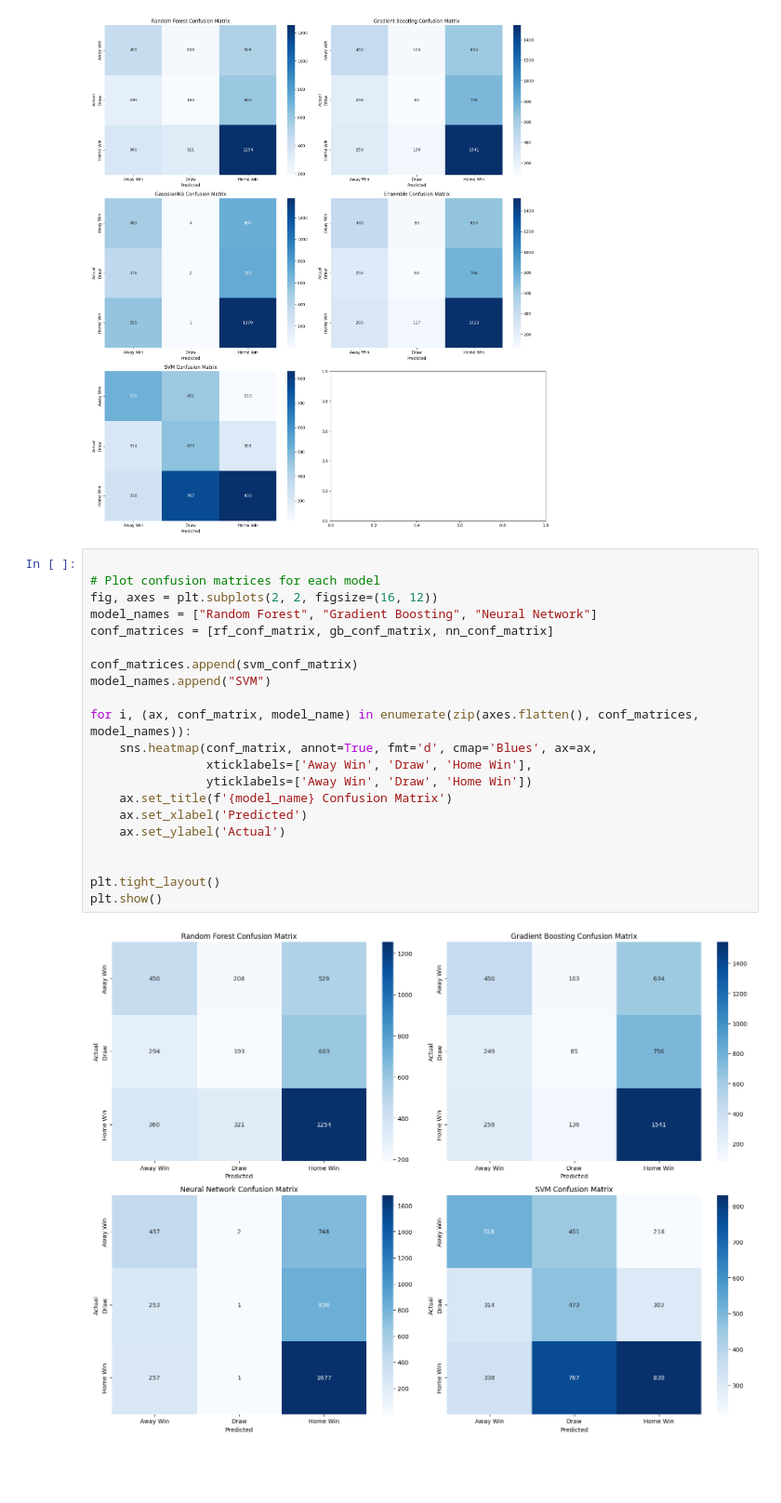
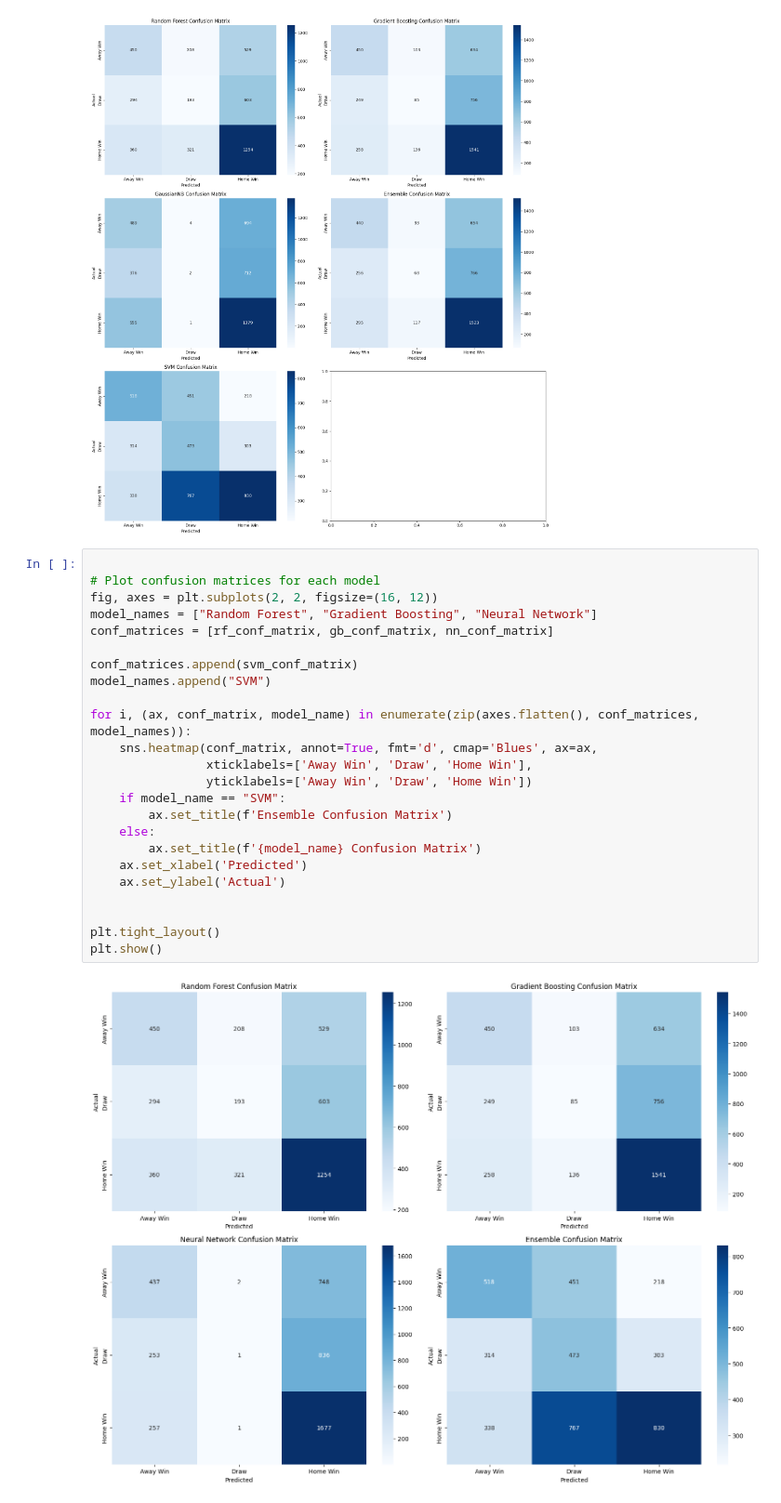
Before and after one commit to Shrimadh/ALDA, a Jupyter notebook: match_outcome_prediction.ipynb, the cells around one changed output. Shown at 93% size. Drawn from its saved outputs; the diff is of its cells as text; blank space fills up the shorter version.

```diff
--- a/match_outcome_prediction.ipynb
+++ b/match_outcome_prediction.ipynb
@@ -759,23 +759,26 @@ Confusion Matrix:
 # %%
 
 # Plot confusion matrices for each model
 fig, axes = plt.subplots(2, 2, figsize=(16, 12))
 model_names = ["Random Forest", "Gradient Boosting", "Neural Network"]
 conf_matrices = [rf_conf_matrix, gb_conf_matrix, nn_conf_matrix]
 
 conf_matrices.append(svm_conf_matrix)
 model_names.append("SVM")
 
 for i, (ax, conf_matrix, model_name) in enumerate(zip(axes.flatten(), conf_matrices, model_names)):
     sns.heatmap(conf_matrix, annot=True, fmt='d', cmap='Blues', ax=ax,
                 xticklabels=['Away Win', 'Draw', 'Home Win'],
                 yticklabels=['Away Win', 'Draw', 'Home Win'])
-    ax.set_title(f'{model_name} Confusion Matrix')
+    if model_name == "SVM":
+        ax.set_title(f'Ensemble Confusion Matrix')
+    else:
+        ax.set_title(f'{model_name} Confusion Matrix')
     ax.set_xlabel('Predicted')
     ax.set_ylabel('Actual')
 
 
 plt.tight_layout()
 plt.show()
 # %% [output]
-[figure, old version]
+[figure, new version]
```
